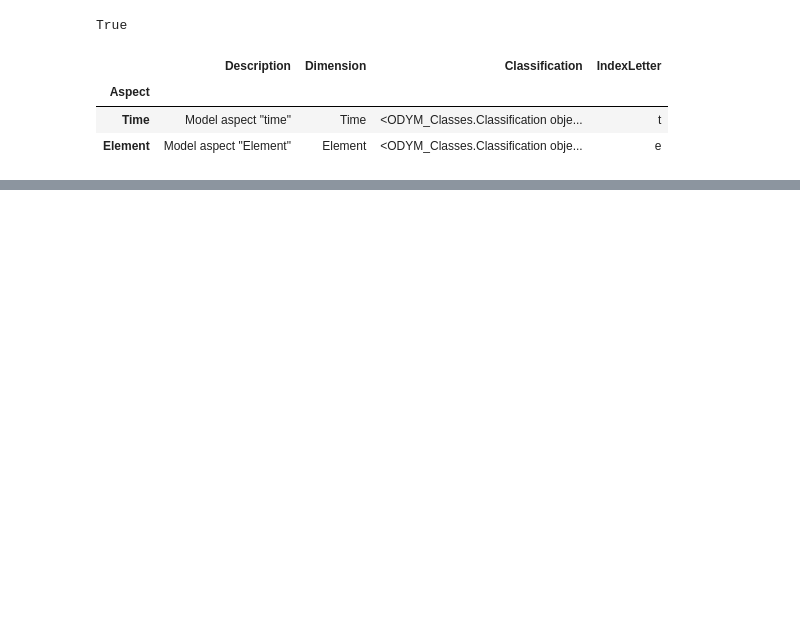
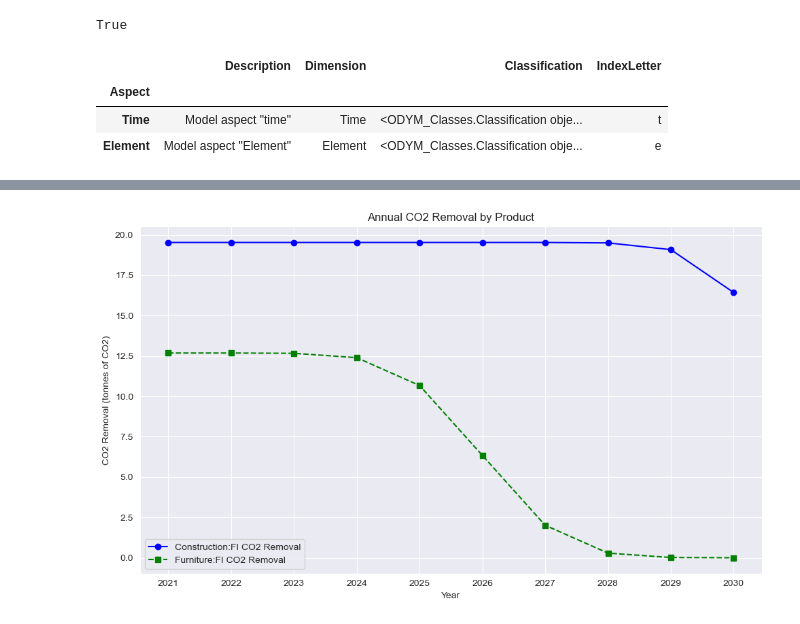
Before and after one commit to EuropeanForestInstitute/aiphoria, a Jupyter notebook: example.ipynb, the cells around one changed output, grey strips where cells are left out. Drawn from its saved outputs; the diff is of its cells as text; code cells hidden in the pictures; blank space fills up the shorter version.

Commit message:
Add files via upload
Updated plots and added c_to_Co2 conversion factor

```diff
--- a/example.ipynb
+++ b/example.ipynb
@@ -2,6 +2,7 @@
 import sys, os
 import numpy as np
 import pandas as pd
+import seaborn as sns
 
 import matplotlib.pyplot as plt
 from core.dataprovider import DataProvider
@@ -32,6 +33,7 @@ model_params = {
     #   relative path (e.g. "/data/data.xlsx") or
     #   absolute path (e.g. "C:\aiphoria\data\data.xlsx")
     "filename": "data/example_data.xlsx",
+
 
     # *************
     # * Processes *
@@ -74,11 +76,11 @@ model_params = {
     # Ending year of the model, this can be extended as far as needed
     # The last existing year data is copied to the non-existing years
     # Last year is included in the time range
-    "year_end": 2031,
+    "year_end": 2030,
 
     # Should the model detect year range automatically from file?
     # True overrides year_start and year_end values
-    "detect_year_range": True,
+    "detect_year_range": False,
 
     # Create virtual Processes and Flows
     # Creates missing flows for Processes that have imbalance of input and output flows
@@ -281,7 +271,7 @@ for stock in flowsolver.get_all_stocks():
     stock_lifetime_params = {
         'Type': stock.distribution_type,
         'Mean': [stock.lifetime],
-        'StdDev': [stock.distribution_params]
+        'StdDev': [stock.distribution_params] if isinstance(stock.distribution_params, list) else [stock.distribution_params]
     }
 
     dsm_swe = dsm.DynamicStockModel(t=np.array(years), i=total_inflows_swe, lt=stock_lifetime_params)
@@ -289,3 +279,4 @@ for stock in flowsolver.get_all_stocks():
 
     dsm_carbon = dsm.DynamicStockModel(t=np.array(years), i=total_inflows_carbon, lt=stock_lifetime_params)
     stock_id_to_dsm_carbon[stock.id] = dsm_carbon
+    print(stock_lifetime_params)
@@ -396,0 +386,68 @@ for stock_id in stock_id_to_dsm_swe.keys():
+# %%
+
+# Conversion factor from C to CO2
+conversion_factor_c_to_co2 = 3.67
+
+# Example years (replace with your actual years)
+years = [2021, 2022, 2023,2024,2025,2026,2027,2028,2029,2030]  # Replace with actual year data
+
+# Initialize a DataFrame to store results for all stocks
+results_df = pd.DataFrame({'Year': years})
+
+# Assuming stock_id_to_dsm_swe and stock_id_to_dsm_carbon are dictionaries containing your DynamicStockModel instances
+
+for stock_id in stock_id_to_dsm_swe.keys():
+    # SWE Stock
+    dsm_swe = stock_id_to_dsm_swe[stock_id]
+    total_inflows_carbon_swe = np.array(dsm_swe.i)  # Replace with actual inflow method if different
+    carbon_o_swe = np.array(dsm_swe.compute_outflow_total())
+
+    # Carbon stock
+    dsm_carbon = stock_id_to_dsm_carbon[stock_id]
+    total_inflows_carbon_carbon = np.array(dsm_carbon.i)  # Replace with actual inflow method if different
+    carbon_o_carbon = np.array(dsm_carbon.compute_outflow_total())
+
+    # Calculate annual CO2 removal for each stock
+    annual_co2_removal = (total_inflows_carbon_carbon - carbon_o_carbon) * conversion_factor_c_to_co2
+
+    # Ensure that the lengths of all arrays match
+    if len(annual_co2_removal) == len(years):
+        # Add the CO2 removal data to the results DataFrame
+        results_df[f'{stock_id} CO2 Removal (tonnes)'] = annual_co2_removal
+    else:
+        print(f"Length mismatch for stock_id {stock_id}: {len(annual_co2_removal)} vs {len(years)}")
+
+# Plot each product's CO2 removal
+plt.figure(figsize=(10, 6))
+
+# Define line styles, markers, and colors for differentiation
+line_styles = ['-', '--', '-.', ':']
+markers = ['o', 's', '^', 'D']
+colors = ['b', 'g', 'r', 'c', 'm', 'y', 'k']
+
+for idx, stock_id in enumerate(stock_id_to_dsm_swe.keys()):
+    line_style = line_styles[idx % len(line_styles)]
+    marker = markers[idx % len(markers)]
+    color = colors[idx % len(colors)]
+
+    if f'{stock_id} CO2 Removal (tonnes)' in results_df.columns:
+        plt.plot(results_df['Year'], results_df[f'{stock_id} CO2 Removal (tonnes)'], marker=marker, linestyle=line_style, color=color, label=f'{stock_id} CO2 Removal')
+
+plt.xlabel('Year')
+plt.ylabel('CO2 Removal (tonnes of CO2)')
+plt.title('Annual CO2 Removal by Product')
+plt.grid(True)
+plt.xticks(years)
+plt.legend()
+plt.tight_layout()
+
+# Save the figure as an SVG file
+svg_file_path = r'C:\Users\ClOrfani\PycharmProjects\aiphoria-main\data\annual_co2_removal_by_product.svg'
+plt.savefig(svg_file_path, format='svg')
+
+plt.show()
+
+print(results_df)
+print(annual_co2_removal)
+# %% [output]
+[figure, added]
```
Also changed, not shown: parts of 5 cells of this notebook.
